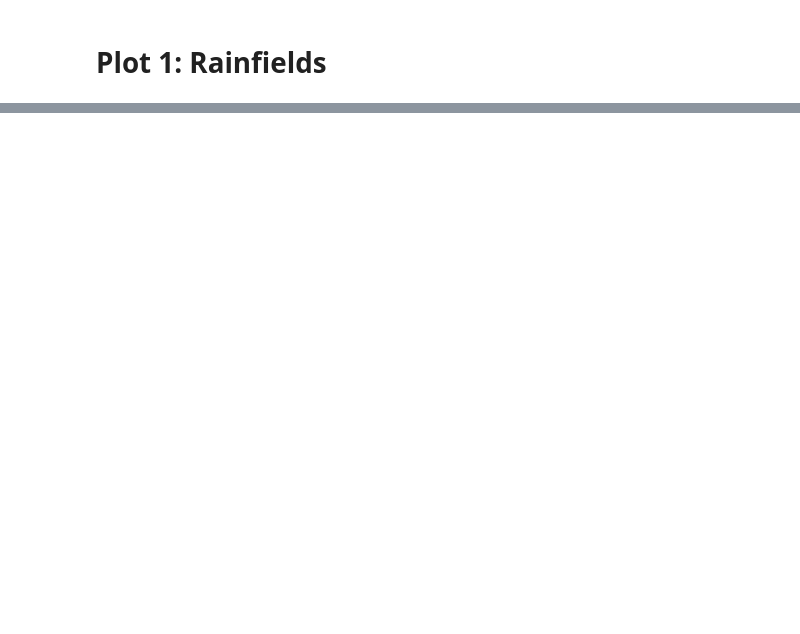
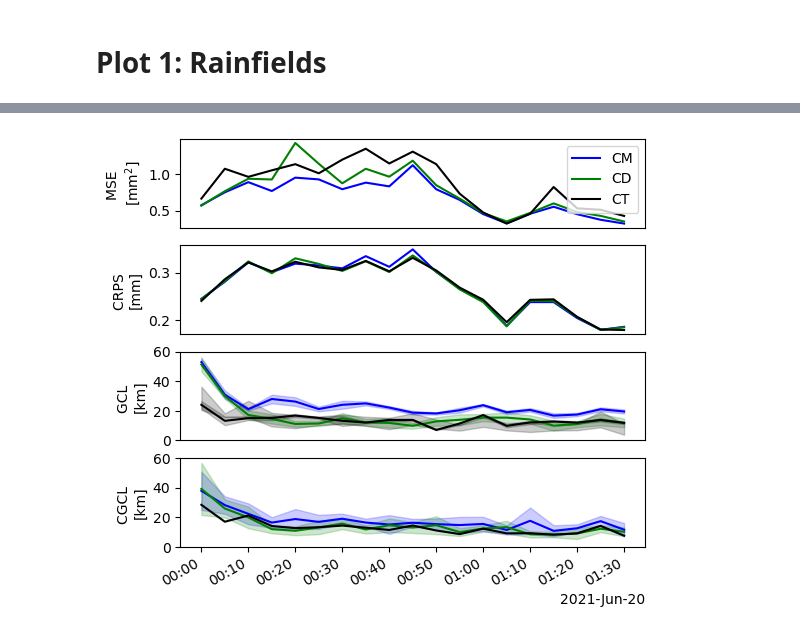
Before and after one commit to eoydvin/RMWSPy, a Jupyter notebook: 2_radar_and_cml_interpolation.ipynb, the cells around one changed output, grey strips where cells are left out. Saved outputs shown, nothing was run; the diff lists cells and outputs as text; code cells hidden in the pictures; blank space fills up the shorter version.

```diff
--- a/2_radar_and_cml_interpolation.ipynb
+++ b/2_radar_and_cml_interpolation.ipynb
@@ -305,2 +747,10 @@ for device in ds_cml_at_t.obs_id:
+# %%
+copula_midpoint['field_conditioned'] = np.array(copula_midpoint['field_conditioned'])
+copula_dereg['field_conditioned'] = np.array(copula_dereg['field_conditioned'])
+copula_true['field_conditioned'] = np.array(copula_true['field_conditioned'])
+
+copula_midpoint['gaussian_range_conditioned'] = np.array(copula_midpoint['gaussian_range_conditioned'])
+copula_dereg['gaussian_range_conditioned'] = np.array(copula_dereg['gaussian_range_conditioned'])
+copula_true['gaussian_range_conditioned'] = np.array(copula_true['gaussian_range_conditioned'])
 # %% [markdown]
 # Plot 1: Rainfields
@@ -1371,9 +1115,10 @@ time_list = xr.concat(time_list, dim = 'time')
 # %%
+# Calculate CRPS first
 CRPS_midpoint_r = []
 CRPS_dereg_r = []
 CRPS_true_r = []
-for t in range(np.array(copula_midpoint['field_conditioned']).shape[0]):
-    true = plot_true_values[t].reshape(-1, 1)
+for t in range(time_iterate.size):
+    true = ds_rad.sel(time =  time_iterate).rainfall_amount.values[t].reshape(-1, 1)
     # Then for all pixels in timestep compute CRPS and take mean
     mid_realizations = np.array(copula_midpoint['field_conditioned'])[t, :, :, :].reshape(nfields, -1).T
 
@@ -1384,7 +1129,7 @@ for t in range(np.array(copula_midpoint['field_conditioned']).shape[0]):
     CRPS = np.mean([float(pscore(dereg_realizations[i], true[i][0]).compute()[0]) for i in range(dereg_realizations.shape[0])])
     CRPS_dereg_r.append(CRPS)
 
-    true_realizations = np.array(copula_true_midpoint['field_conditioned'])[t, :, :, :].reshape(nfields, -1).T
+    true_realizations = np.array(copula_true['field_conditioned'])[t, :, :, :].reshape(nfields, -1).T
     CRPS = np.mean([float(pscore(true_realizations[i], true[i][0]).compute()[0]) for i in range(true_realizations.shape[0])])
     CRPS_true_r.append(CRPS)
 
@@ -1520,0 +1139,82 @@ plt.savefig('/home/erlend/Downloads/result_RM_timesteps.png', format = 'png')
+# %%
+time_plot_start = '2021-06-20T00:00' #22.30
+time_plot_end = '2021-06-20T01:30' # 01.30
+
+# index of time iterate, can be used to acess simulated fields
+time_t1 = np.argmax((time_iterate == time_iterate.sel(time = time_plot_start, method = 'nearest')).values)
+time_t2 = np.argmax((time_iterate == time_iterate.sel(time = time_plot_end, method = 'nearest')).values) + 1 #(to include last timestep)
+fig, ax = plt.subplots(4,1, figsize=(6, 6), sharex = True)
+
+# MAE and its deviation:
+time_plot = time_iterate.isel(time =slice(time_t1, time_t2))
+rmse_mid = [np.mean((copula_midpoint['field_conditioned'][t] - ds_rad.sel(
+    time =  time_iterate).rainfall_amount.values[t])**2) for t in range(time_t1, time_t2)]
+rmse_dereg = [np.mean((copula_dereg['field_conditioned'][t] - ds_rad.sel(
+    time =  time_iterate).rainfall_amount.values[t])**2) for t in range(time_t1, time_t2)]
+rmse_true = [np.mean((copula_true['field_conditioned'][t] - ds_rad.sel(
+    time =  time_iterate).rainfall_amount.values[t])**2) for t in range(time_t1, time_t2)]
+
+ax[0].plot(time_plot, rmse_mid, label = 'CM', color = 'blue')
+ax[0].plot(time_plot, rmse_dereg, label = 'CD', color = 'green')
+ax[0].plot(time_plot, rmse_true, label = 'CT', color = 'black')
+ax[0].set_xlabel('')
+ax[0].set_ylabel('MSE \n' + r'[mm$^2$]')
+ax[0].legend(loc = 'upper right')
+
+
+# CRPS
+ax[1].plot(time_plot, CRPS_midpoint_r[time_t1:time_t2], label = 'midpoint', color = 'blue')
+ax[1].plot(time_plot, CRPS_dereg_r[time_t1:time_t2], label = 'dereg', color = 'green')
+ax[1].plot(time_plot, CRPS_true_r[time_t1:time_t2], label = 'true', color = 'black')
+ax[1].set_xlabel('')
+ax[1].set_ylabel('CRPS \n[mm]')
+
+
+
+
+# gaussian correlation length
+mid_plot = df_midpoint.loc[time_plot_start:time_plot_end]
+dereg_plot = df_dereg.loc[time_plot_start:time_plot_end]
+true_plot = df_true.loc[time_plot_start:time_plot_end]
+time_plot = time_iterate.sel(time =slice(time_plot_start, time_plot_end))
+
+mid_plot.mean(axis = 1).to_xarray().plot(ax=ax[2], label = 'midpoint', color = 'blue')
+dereg_plot.mean(axis = 1).to_xarray().plot(ax=ax[2], label = 'dereg', color = 'green')
+true_plot.mean(axis = 1).to_xarray().plot(ax=ax[2], label = 'true', color = 'black')
+
+ax[2].fill_between(time_plot, mid_plot.mean(axis = 1).values - mid_plot.std(axis = 1), mid_plot.mean(axis = 1).values + mid_plot.std(axis = 1), color='blue', alpha = 0.2)
+ax[2].fill_between(time_plot, dereg_plot.mean(axis = 1).values - dereg_plot.std(axis = 1), dereg_plot.mean(axis = 1).values + dereg_plot.std(axis = 1), color='green', alpha = 0.2)
+ax[2].fill_between(time_plot, true_plot.mean(axis = 1).values - true_plot.std(axis = 1), true_plot.mean(axis = 1).values + true_plot.std(axis = 1), color='black', alpha = 0.2)
+ax[2].set_xlabel('')
+ax[2].set_ylabel('GCL \n[km]')
+
+# conditioned gaussian correlation length
+mid_plot = copula_midpoint['gaussian_range_conditioned'][time_t1: time_t2]
+dereg_plot = copula_dereg['gaussian_range_conditioned'][time_t1: time_t2]
+true_plot = copula_true['gaussian_range_conditioned'][time_t1: time_t2]
+time_plot = time_iterate.isel(time =slice(time_t1, time_t2))
+
+ax[3].plot(time_plot, mid_plot.mean(axis = 1), label = 'midpoint', color = 'blue')
+ax[3].plot(time_plot, dereg_plot.mean(axis = 1), label = 'dereg', color = 'green')
+ax[3].plot(time_plot, true_plot.mean(axis = 1), label = 'true', color = 'black')
+
+ax[3].fill_between(time_plot, mid_plot.mean(axis = 1) - mid_plot.std(axis = 1), mid_plot.mean(axis = 1) + mid_plot.std(axis = 1), color='blue', alpha = 0.2)
+ax[3].fill_between(time_plot, dereg_plot.mean(axis = 1) - dereg_plot.std(axis = 1), dereg_plot.mean(axis = 1) + dereg_plot.std(axis = 1), color='green', alpha = 0.2)
+ax[2].fill_between(time_plot, true_plot.mean(axis = 1) - true_plot.std(axis = 1), true_plot.mean(axis = 1) + true_plot.std(axis = 1), color='black', alpha = 0.2)
+ax[3].set_xlabel('')
+ax[3].set_ylabel('CGCL \n[km]')
+
+ax[0].yaxis.set_major_formatter(FormatStrFormatter('%.1f'))
+ax[1].yaxis.set_major_formatter(FormatStrFormatter('%.1f'))
+ax[2].yaxis.set_major_formatter(FormatStrFormatter('%.0f'))
+ax[3].yaxis.set_major_formatter(FormatStrFormatter('%.0f'))
+ax[0].tick_params(axis='x', which='both', bottom=False, top=False,labelbottom=False)
+ax[1].tick_params(axis='x', which='both', bottom=False, top=False,labelbottom=False)
+ax[2].tick_params(axis='x', which='both', bottom=False, top=False,labelbottom=False)
+ax[2].set_ylim(0, 60)
+ax[3].set_ylim(0, 60)
+
+fig.autofmt_xdate()
+plt.savefig('/home/erlend/Downloads/result_RM_timesteps.png', format = 'png')
+# %% [output]
+[figure, added]
```
Also changed, not shown: parts of 45 cells of this notebook, 9 other files.
